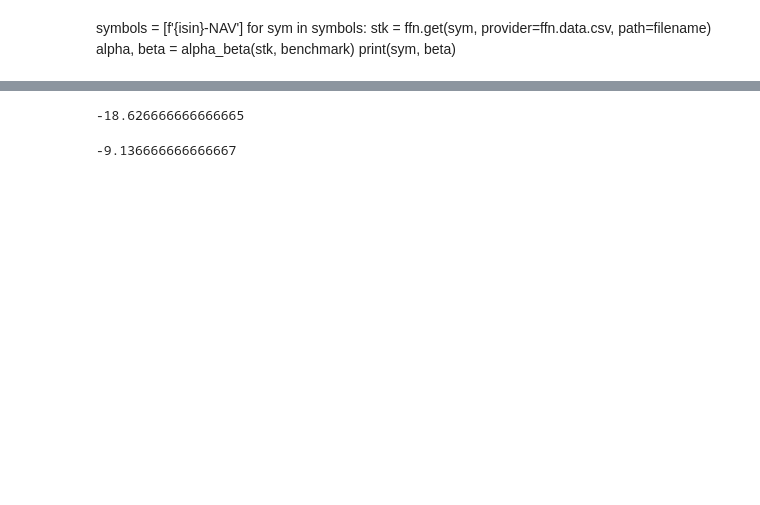
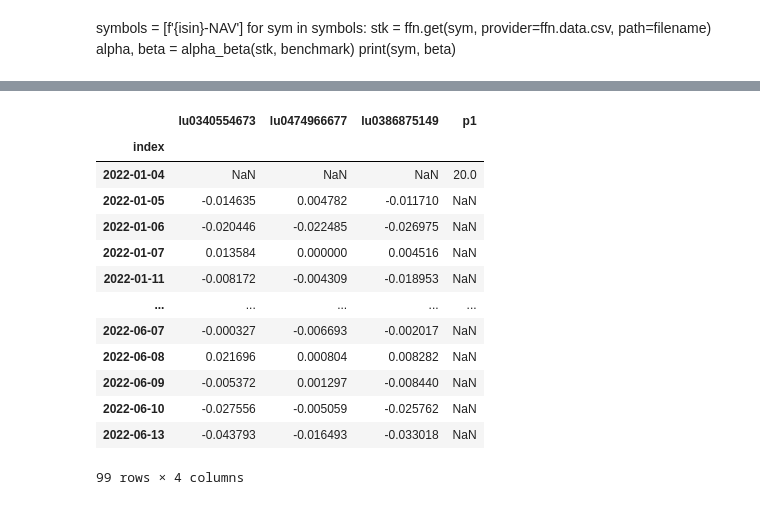
Before and after one commit to resquator/pam.simulator, a Jupyter notebook: simulation-ffn.ipynb, the cells around one changed output, grey strips where cells are left out. Saved outputs shown, nothing was run; the diff lists cells and outputs as text; code cells hidden in the pictures; blank space fills up the shorter version.

```diff
--- a/simulation-ffn.ipynb
+++ b/simulation-ffn.ipynb
@@ -131,8 +310,0 @@ pf.create_returns_tear_sheet(returns, live_start_date='2007-01-31')
-# %%
-(-23.91 - 11.36 - 20.61)/3
-# %% [output]
--18.626666666666665
-# %%
-(-19.77 - 2.30 - 5.34) / 3
-# %% [output]
--9.136666666666667
@@ -138,0 +316,17 @@ pf.create_returns_tear_sheet(returns, live_start_date='2007-01-31')
+# %%
+returns
+# %% [output]
+|  | lu0340554673 | lu0474966677 | lu0386875149 | p1 |
+| index |  |  |  |  |
+| 2022-01-04 | NaN | NaN | NaN | 20.0 |
+| 2022-01-05 | -0.014635 | 0.004782 | -0.011710 | NaN |
+| 2022-01-06 | -0.020446 | -0.022485 | -0.026975 | NaN |
+| 2022-01-07 | 0.013584 | 0.000000 | 0.004516 | NaN |
+| 2022-01-11 | -0.008172 | -0.004309 | -0.018953 | NaN |
+| ... | ... | ... | ... | ... |
+| 2022-06-07 | -0.000327 | -0.006693 | -0.002017 | NaN |
+| 2022-06-08 | 0.021696 | 0.000804 | 0.008282 | NaN |
+| 2022-06-09 | -0.005372 | 0.001297 | -0.008440 | NaN |
+| 2022-06-10 | -0.027556 | -0.005059 | -0.025762 | NaN |
+| 2022-06-13 | -0.043793 | -0.016493 | -0.033018 | NaN |
+99 rows × 4 columns
```
Also changed, not shown: parts of 40 cells of this notebook, 20 other files.
